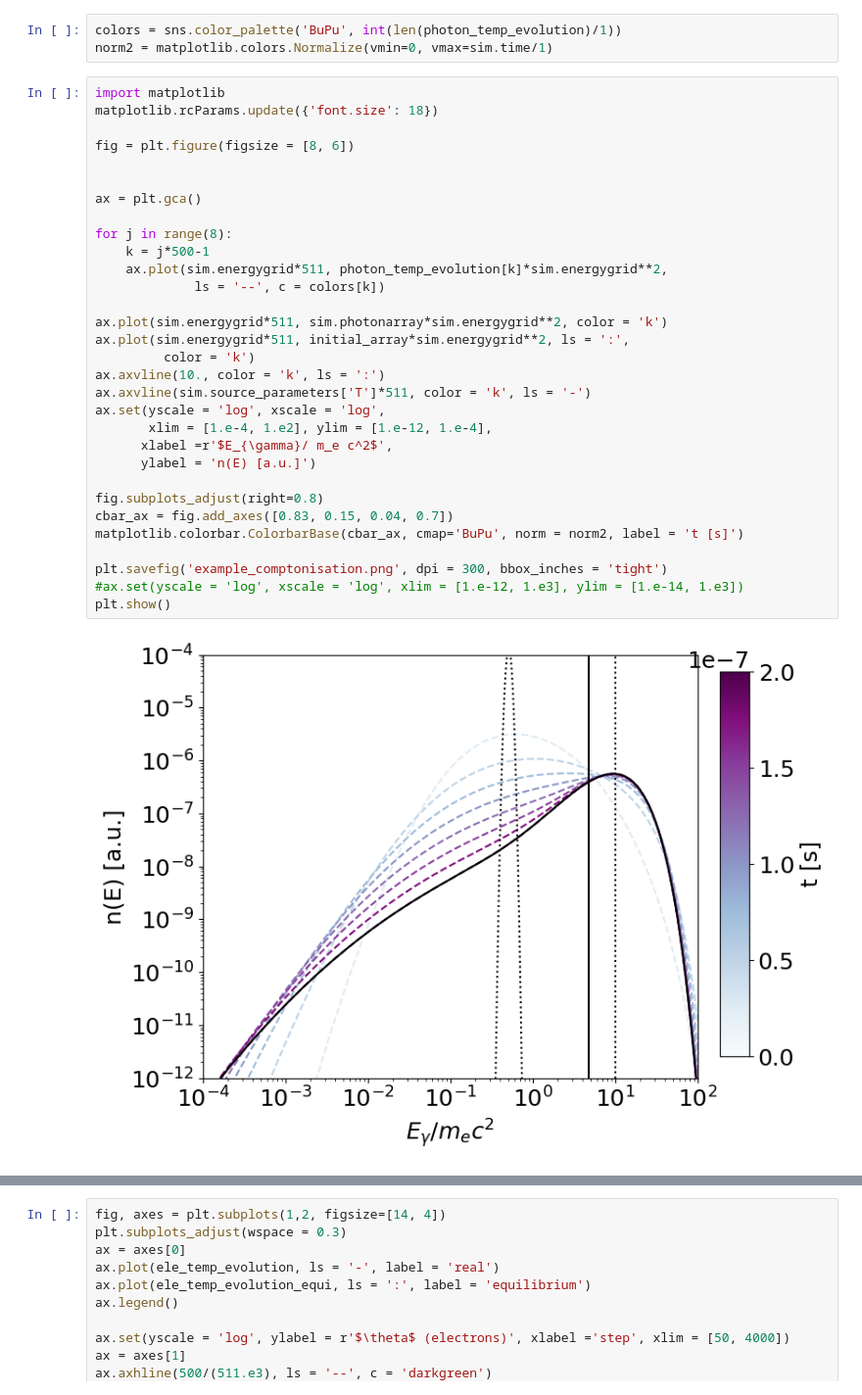
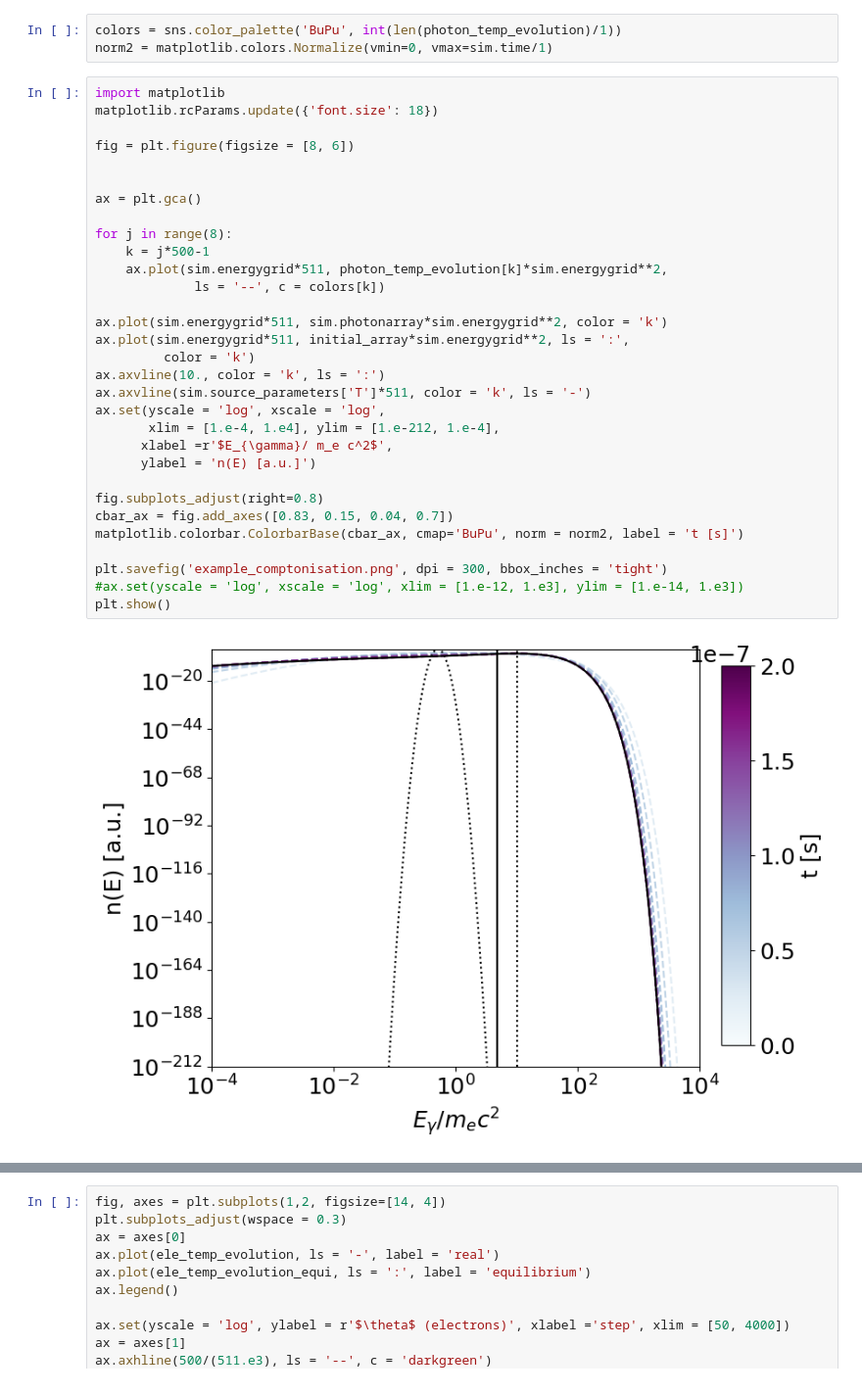
Before and after one commit to arudol/thecos, a Jupyter notebook: examples_and_tests/test_code_upscattering_onlycompton.ipynb, the cells around one changed output, grey strips where cells are left out. Shown: that part at 98% size. Saved outputs shown, nothing was run; the diff lists cells and outputs as text.

```diff
--- a/examples_and_tests/test_code_upscattering_onlycompton.ipynb
+++ b/examples_and_tests/test_code_upscattering_onlycompton.ipynb
@@ -218,35 +209,35 @@ norm2 = matplotlib.colors.Normalize(vmin=0, vmax=sim.time/1)
 import matplotlib
 matplotlib.rcParams.update({'font.size': 18})
 
 fig = plt.figure(figsize = [8, 6])
 
 
 ax = plt.gca()
 
 for j in range(8):
     k = j*500-1
     ax.plot(sim.energygrid*511, photon_temp_evolution[k]*sim.energygrid**2,
              ls = '--', c = colors[k])
 
 ax.plot(sim.energygrid*511, sim.photonarray*sim.energygrid**2, color = 'k')
 ax.plot(sim.energygrid*511, initial_array*sim.energygrid**2, ls = ':',
          color = 'k')
 ax.axvline(10., color = 'k', ls = ':')
 ax.axvline(sim.source_parameters['T']*511, color = 'k', ls = '-')
 ax.set(yscale = 'log', xscale = 'log',
-       xlim = [1.e-4, 1.e2], ylim = [1.e-12, 1.e-4],
+       xlim = [1.e-4, 1.e4], ylim = [1.e-212, 1.e-4],
       xlabel =r'$E_{\gamma}/ m_e c^2$',
       ylabel = 'n(E) [a.u.]')
 
 fig.subplots_adjust(right=0.8)
 cbar_ax = fig.add_axes([0.83, 0.15, 0.04, 0.7])
 matplotlib.colorbar.ColorbarBase(cbar_ax, cmap='BuPu', norm = norm2, label = 't [s]')
 
 plt.savefig('example_comptonisation.png', dpi = 300, bbox_inches = 'tight')
 #ax.set(yscale = 'log', xscale = 'log', xlim = [1.e-12, 1.e3], ylim = [1.e-14, 1.e3])
 plt.show()
 # %% [output]
-[figure, old version]
+[figure, new version]
 # %%
 k_half = int(len(photon_temp_evolution)/2)
 fig, axes = plt.subplots(1,2, figsize = [14, 4])
```
Also changed, not shown: parts of 9 cells of this notebook, 13 other files.
